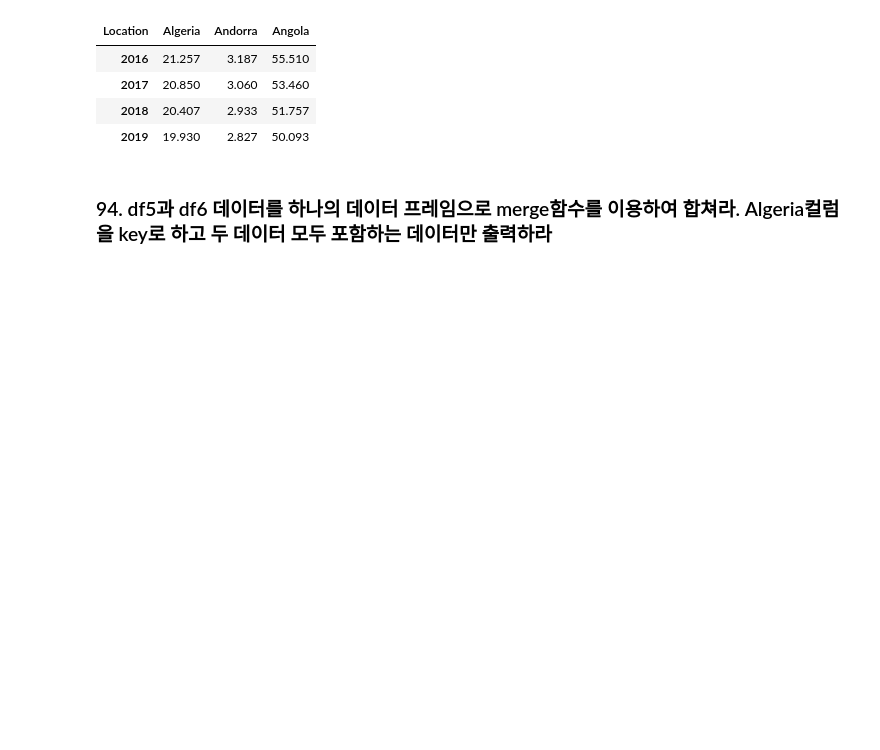
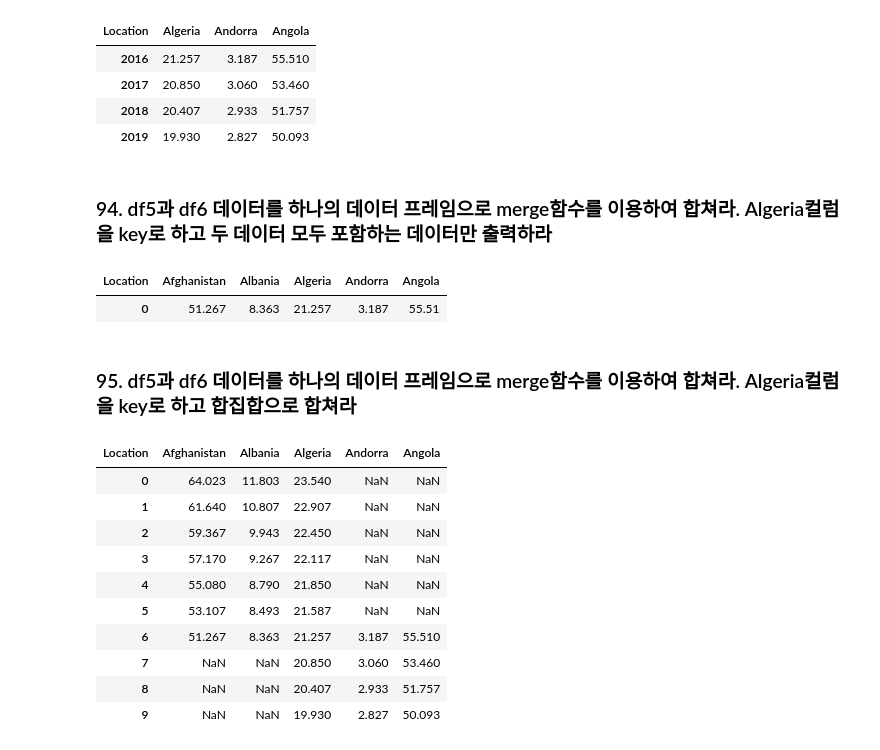
Before and after one commit to Jungddaseul/Big-Data-Certification-study, a Jupyter notebook: 07_기초전처리(91~95).ipynb, the cells around one changed output. Saved outputs shown, nothing was run; the diff lists cells and outputs as text; code cells hidden in the pictures; blank space fills up the shorter version.

```diff
--- a/07_기초전처리(91~95).ipynb
+++ b/07_기초전처리(91~95).ipynb
@@ -126,4 +126,25 @@ display(df6)
 # %% [markdown]
 ### 94. df5과 df6 데이터를 하나의 데이터 프레임으로 merge함수를 이용하여 합쳐라. Algeria컬럼을 key로 하고 두 데이터 모두 포함하는 데이터만 출력하라
 # %%
-Ans = pd.merge(df5, df6, on='Algera', how='inner')
+Ans = pd.merge(df5, df6, on='Algeria', how='inner')
+Ans
+# %% [output]
+| Location | Afghanistan | Albania | Algeria | Andorra | Angola |
+| 0 | 51.267 | 8.363 | 21.257 | 3.187 | 55.51 |
+# %% [markdown]
+### 95. df5과 df6 데이터를 하나의 데이터 프레임으로 merge함수를 이용하여 합쳐라. Algeria컬럼을 key로 하고 합집합으로 합쳐라
+# %%
+Ans = pd.merge(df5, df6, on='Algeria', how='outer')
+Ans
+# %% [output]
+| Location | Afghanistan | Albania | Algeria | Andorra | Angola |
+| 0 | 64.023 | 11.803 | 23.540 | NaN | NaN |
+| 1 | 61.640 | 10.807 | 22.907 | NaN | NaN |
+| 2 | 59.367 | 9.943 | 22.450 | NaN | NaN |
+| 3 | 57.170 | 9.267 | 22.117 | NaN | NaN |
+| 4 | 55.080 | 8.790 | 21.850 | NaN | NaN |
+| 5 | 53.107 | 8.493 | 21.587 | NaN | NaN |
+| 6 | 51.267 | 8.363 | 21.257 | 3.187 | 55.510 |
+| 7 | NaN | NaN | 20.850 | 3.060 | 53.460 |
+| 8 | NaN | NaN | 20.407 | 2.933 | 51.757 |
+| 9 | NaN | NaN | 19.930 | 2.827 | 50.093 |
```
